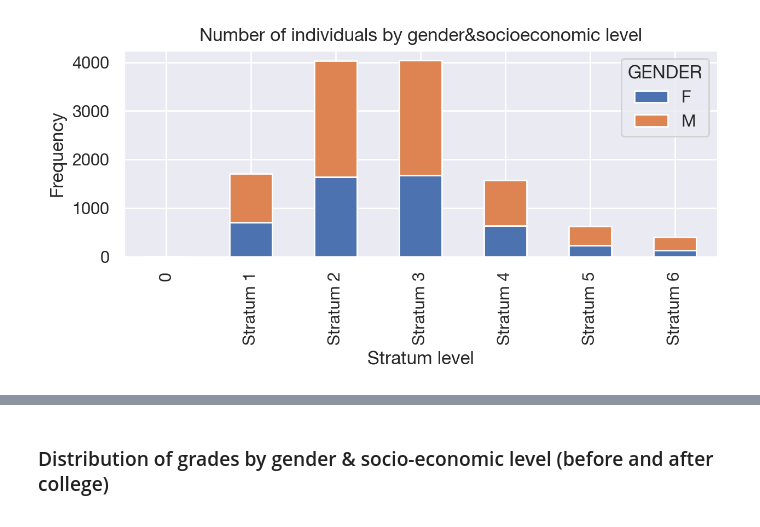
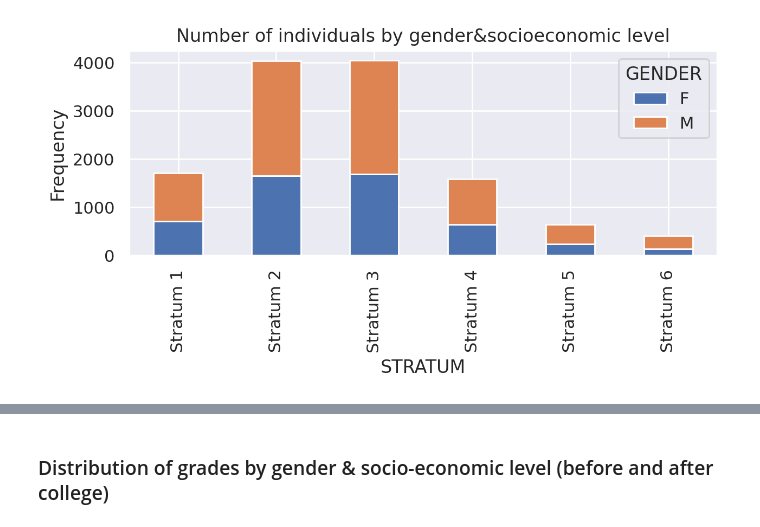
Before and after one commit to s183910/Bachelor_Gabi_Kat, a Jupyter notebook: Notebooks/Basic_dists/descriptive stats_2.ipynb, the cells around one changed output, grey strips where cells are left out. Cells and saved outputs as stored; diff of their text form; code cells hidden in the pictures.

```diff
--- a/Notebooks/Basic_dists/descriptive stats_2.ipynb
+++ b/Notebooks/Basic_dists/descriptive stats_2.ipynb
@@ -36,0 +54,4 @@ df = pd.read_csv("df_sum_score.csv")
+# %%
+# Skal rykkes til Data.ipynb
+df = pd.read_csv("dropped_col_df.csv")
+df = df[df.STRATUM!='0']
@@ -55,9 +109,9 @@ df_gen_soc
 # %%
 # Stacked bar chart of the gender/stratum dataframe above
 df_gen_soc.plot(kind='bar', stacked=True)
 plt.title("Number of individuals by gender&socioeconomic level")
 plt.ylabel("Frequency")
-plt.xlabel("Stratum level")
+# plt.xlabel("Stratum level")
 plt.show()
 # %% [output]
-[figure, old version]
+[figure, new version]
```
Also changed, not shown: parts of 25 cells of this notebook.
